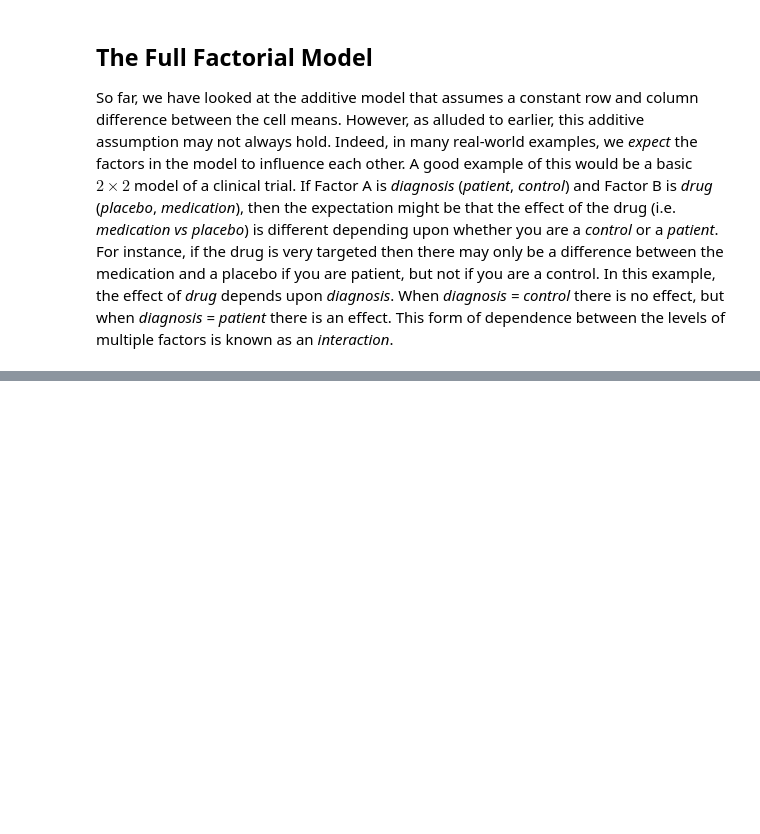
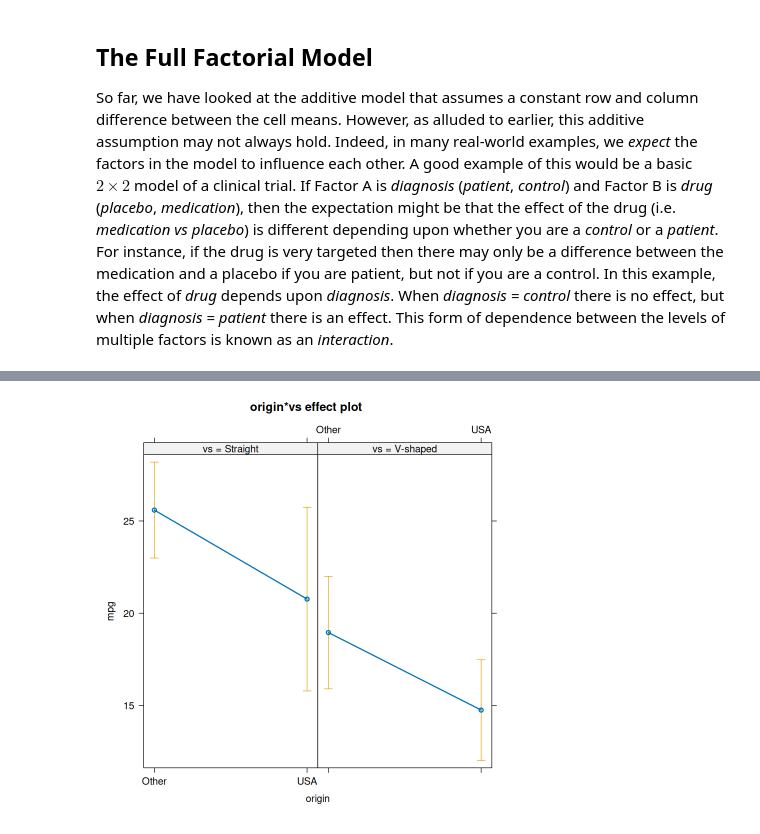
Before and after one commit to PCHN63101-Advanced-Data-Skills/Model-Comparisons-ANOVA, a Jupyter notebook: 4.higher-order-ANOVA.ipynb, the cells around one changed output, grey strips where cells are left out. Saved outputs shown, nothing was run; the diff lists cells and outputs as text; code cells hidden in the pictures; blank space fills up the shorter version.

```diff
--- a/4.higher-order-ANOVA.ipynb
+++ b/4.higher-order-ANOVA.ipynb
@@ -358,0 +421,5 @@ where each main effect, 2-way interaction and 3-way interaction is clearly denot
+# %%
+null.mod <- lm(mpg ~ origin + vs,             data=mtcars)
+full.mod <- lm(mpg ~ origin + vs + origin:vs, data=mtcars)
+
+print(anova(null.mod,full.mod))
@@ -358,0 +447,5 @@ where each main effect, 2-way interaction and 3-way interaction is clearly denot
+# %%
+library(effects)
+plot(effect("origin:vs", full.mod))
+# %% [output]
+[figure, added]
```
Also changed, not shown: parts of 23 cells of this notebook, 11 other files.
